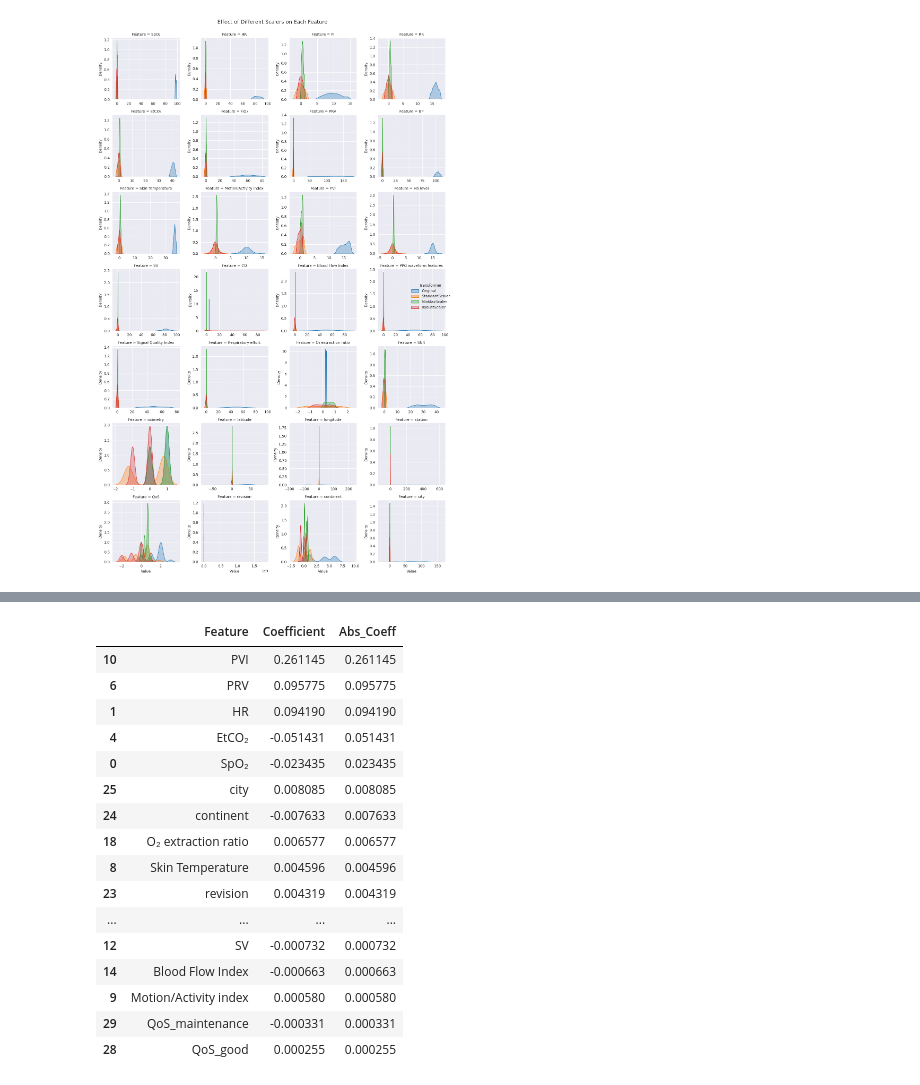
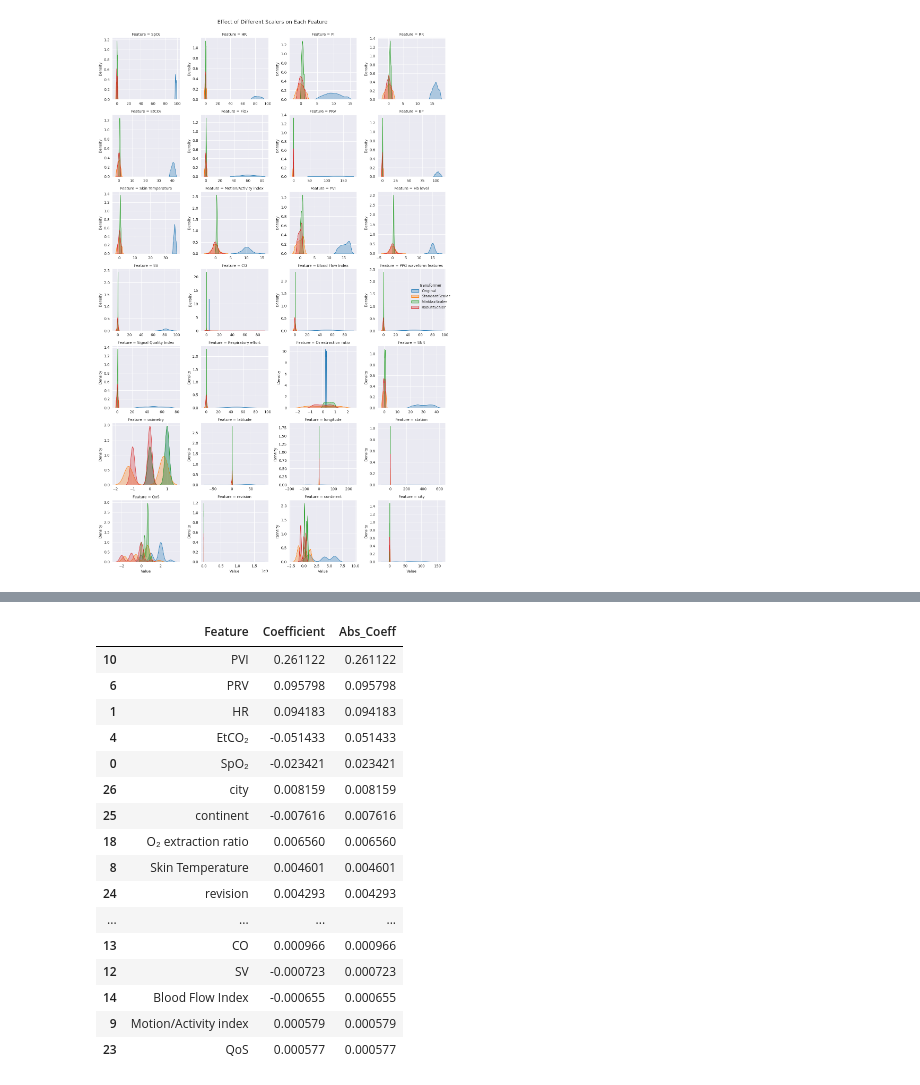
Before and after one commit to frtndmd/iau_Kosharova_Oliinyk_67, a Jupyter notebook: src/faza2.ipynb, the cells around one changed output, grey strips where cells are left out. Cells and saved outputs as stored; diff of their text form; code cells hidden in the pictures.

```diff
--- a/src/faza2.ipynb
+++ b/src/faza2.ipynb
@@ -199,43 +323,40 @@ display(results_df)
 # %%
-X = merged_df.drop(columns=['oximetry'])
-y = merged_df['oximetry']
-
 pipeline = Pipeline([
     ('scaler', StandardScaler()),
     ('select', SelectKBest(score_func=f_regression, k='all')),
     ('model', LinearRegression())
 ])
 
-pipeline.fit(X, y)
+pipeline.fit(X_test, y_test)
 
 selector = pipeline.named_steps['select']
 mask = selector.get_support()
 selected_features = X.columns[mask]
 
 coef = pipeline.named_steps['model'].coef_
 
 coef_df = pd.DataFrame({
     'Feature': selected_features,
     'Coefficient': coef,
     'Abs_Coeff': abs(coef)
 }).sort_values(by='Abs_Coeff', ascending=False)
 
 display(coef_df.head(100))
 # %% [output]
 |  | Feature | Coefficient | Abs_Coeff |
-| 10 | PVI | 0.261145 | 0.261145 |
-| 6 | PRV | 0.095775 | 0.095775 |
-| 1 | HR | 0.094190 | 0.094190 |
-| 4 | EtCO₂ | -0.051431 | 0.051431 |
-| 0 | SpO₂ | -0.023435 | 0.023435 |
-| 25 | city | 0.008085 | 0.008085 |
-| 24 | continent | -0.007633 | 0.007633 |
-| 18 | O₂ extraction ratio | 0.006577 | 0.006577 |
-| 8 | Skin Temperature | 0.004596 | 0.004596 |
-| 23 | revision | 0.004319 | 0.004319 |
+| 10 | PVI | 0.261122 | 0.261122 |
+| 6 | PRV | 0.095798 | 0.095798 |
+| 1 | HR | 0.094183 | 0.094183 |
+| 4 | EtCO₂ | -0.051433 | 0.051433 |
+| 0 | SpO₂ | -0.023421 | 0.023421 |
+| 26 | city | 0.008159 | 0.008159 |
+| 25 | continent | -0.007616 | 0.007616 |
+| 18 | O₂ extraction ratio | 0.006560 | 0.006560 |
+| 8 | Skin Temperature | 0.004601 | 0.004601 |
+| 24 | revision | 0.004293 | 0.004293 |
 | ... | ... | ... | ... |
-| 12 | SV | -0.000732 | 0.000732 |
-| 14 | Blood Flow Index | -0.000663 | 0.000663 |
-| 9 | Motion/Activity index | 0.000580 | 0.000580 |
-| 29 | QoS_maintenance | -0.000331 | 0.000331 |
-| 28 | QoS_good | 0.000255 | 0.000255 |
+| 13 | CO | 0.000966 | 0.000966 |
+| 12 | SV | -0.000723 | 0.000723 |
+| 14 | Blood Flow Index | -0.000655 | 0.000655 |
+| 9 | Motion/Activity index | 0.000579 | 0.000579 |
+| 23 | QoS | 0.000577 | 0.000577 |
```
Also changed, not shown: parts of 13 cells of this notebook.
